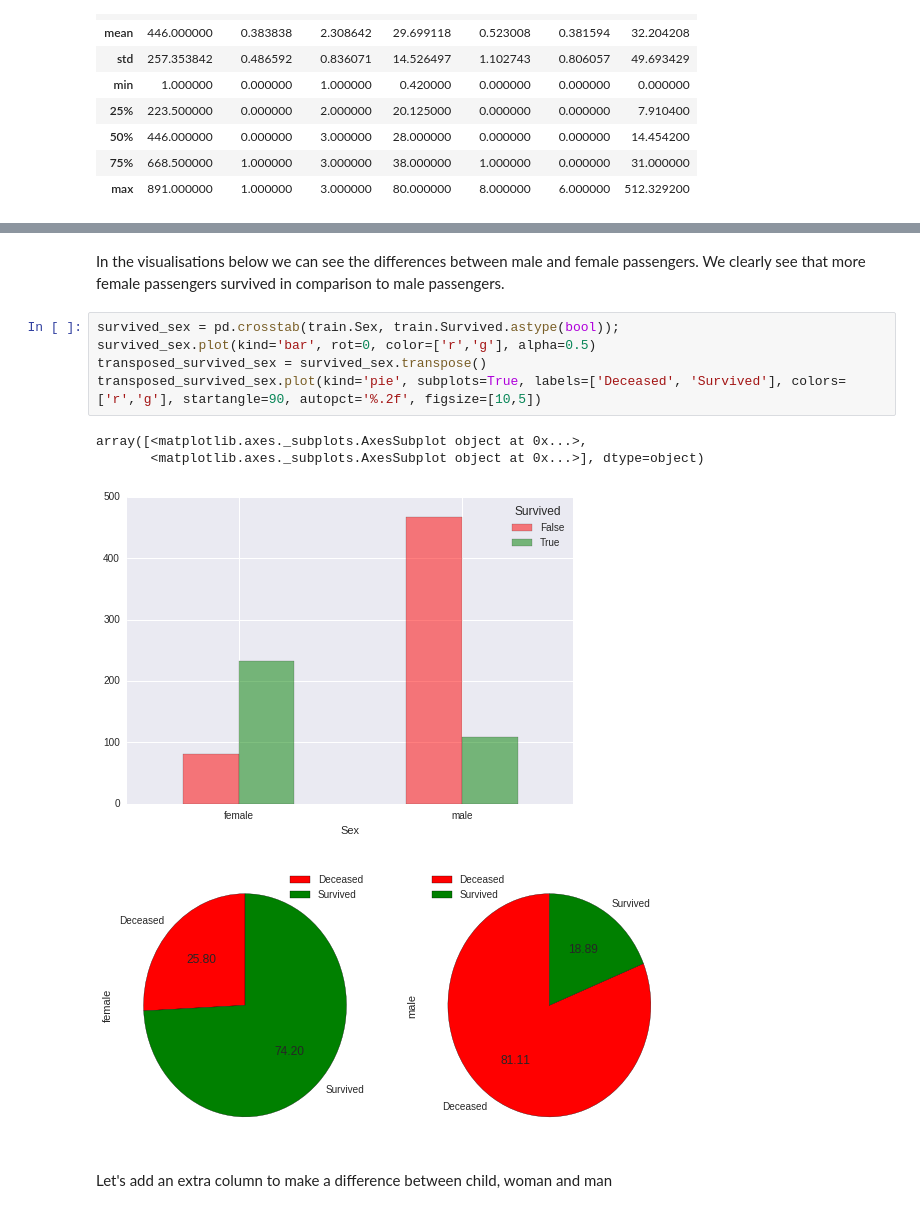
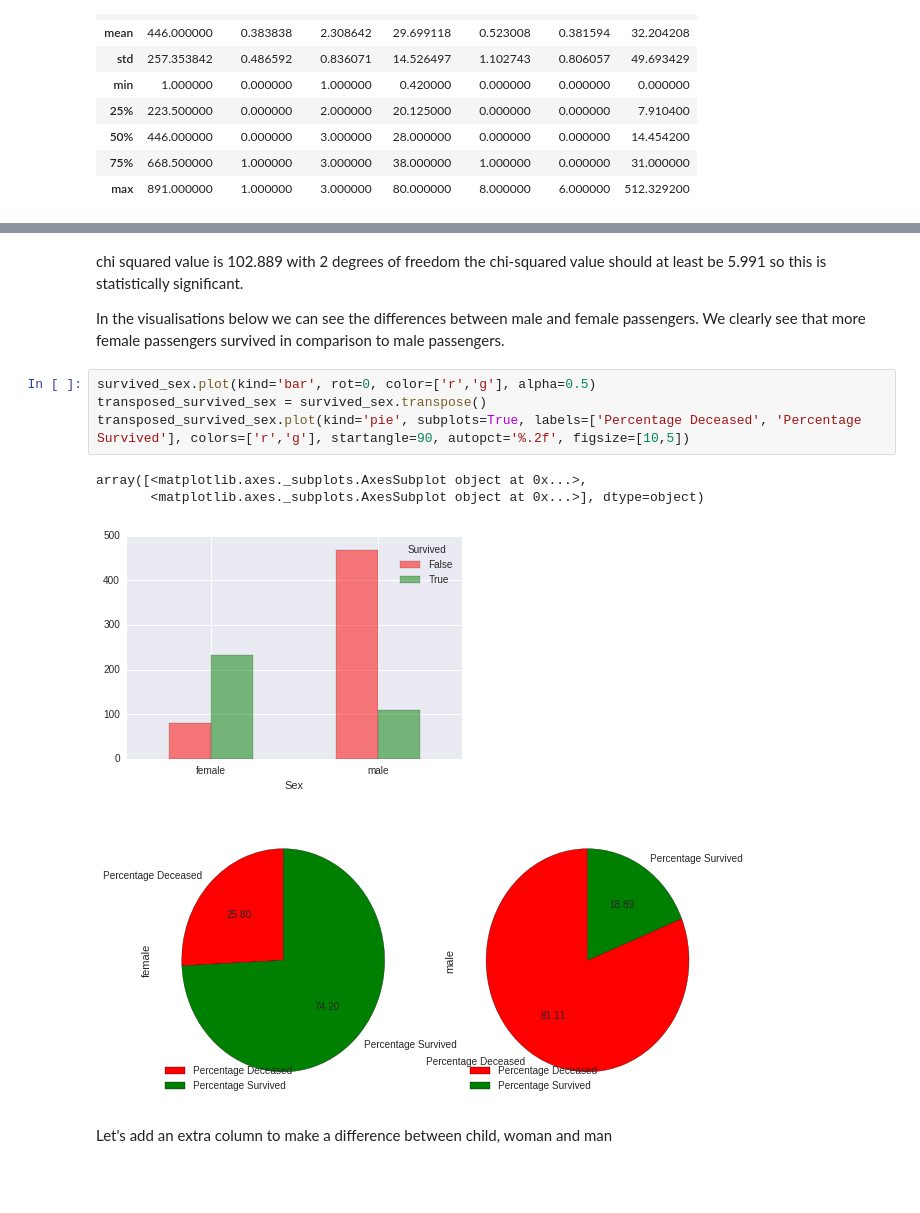
Before and after one commit to Apollovishwas/Udacity-DAND, a Jupyter notebook: P2 - Investigate a Dataset/Investigate A Dataset - Titanic.ipynb, the cells around one changed output, grey strips where cells are left out. Cells and saved outputs as stored; diff of their text form; blank space fills up the shorter version.

Commit message:
Added chi squared test for Sex and PClass, added shortcomings and limitations

```diff
--- a/P2 - Investigate a Dataset/Investigate A Dataset - Titanic.ipynb
+++ b/P2 - Investigate a Dataset/Investigate A Dataset - Titanic.ipynb
@@ -118,15 +168,16 @@ transposed_survived_class.plot(labels=['Deceased', 'Survived'], colors=['r', 'g'
 # %% [markdown]
+chi squared value is 102.889 with 2 degrees of freedom the chi-squared value should at least be 5.991 so this is statistically significant.
+
 In the visualisations below we can see the differences between male and female passengers. We clearly see that more female passengers survived in comparison to male passengers.
 # %%
-survived_sex = pd.crosstab(train.Sex, train.Survived.astype(bool));
 survived_sex.plot(kind='bar', rot=0, color=['r','g'], alpha=0.5)
 transposed_survived_sex = survived_sex.transpose()
-transposed_survived_sex.plot(kind='pie', subplots=True, labels=['Deceased', 'Survived'], colors=['r','g'], startangle=90, autopct='%.2f', figsize=[10,5])
+transposed_survived_sex.plot(kind='pie', subplots=True, labels=['Percentage Deceased', 'Percentage Survived'], colors=['r','g'], startangle=90, autopct='%.2f', figsize=[10,5])
 # %% [output]
 array([<matplotlib.axes._subplots.AxesSubplot object at 0x...>,
        <matplotlib.axes._subplots.AxesSubplot object at 0x...>], dtype=object)
-[figure, old version]
+[figure, new version]
-[figure, old version]
+[figure, new version]
 # %% [markdown]
 Let's add an extra column to make a difference between child, woman and man
 # %%
```
Also changed, not shown: parts of 22 cells of this notebook, 1 other file.
